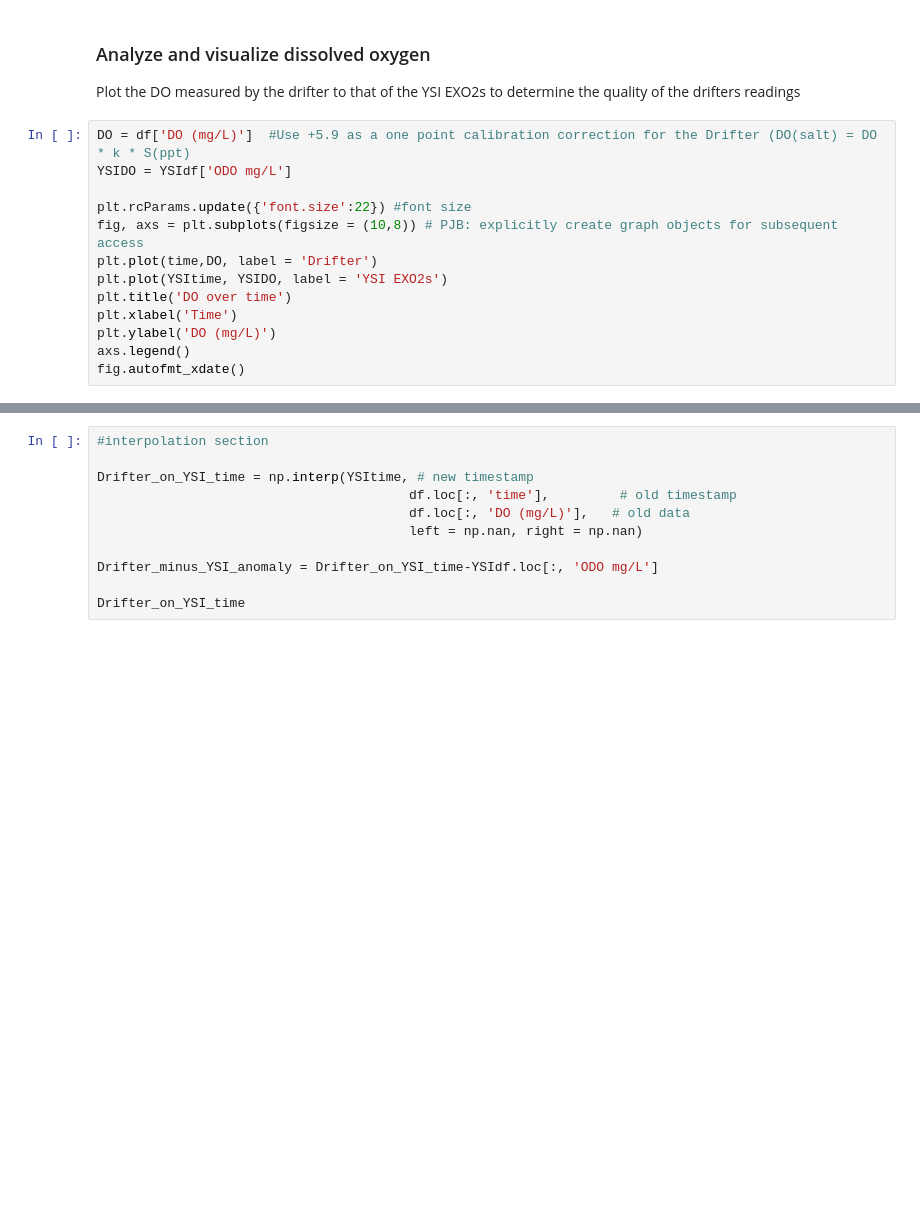
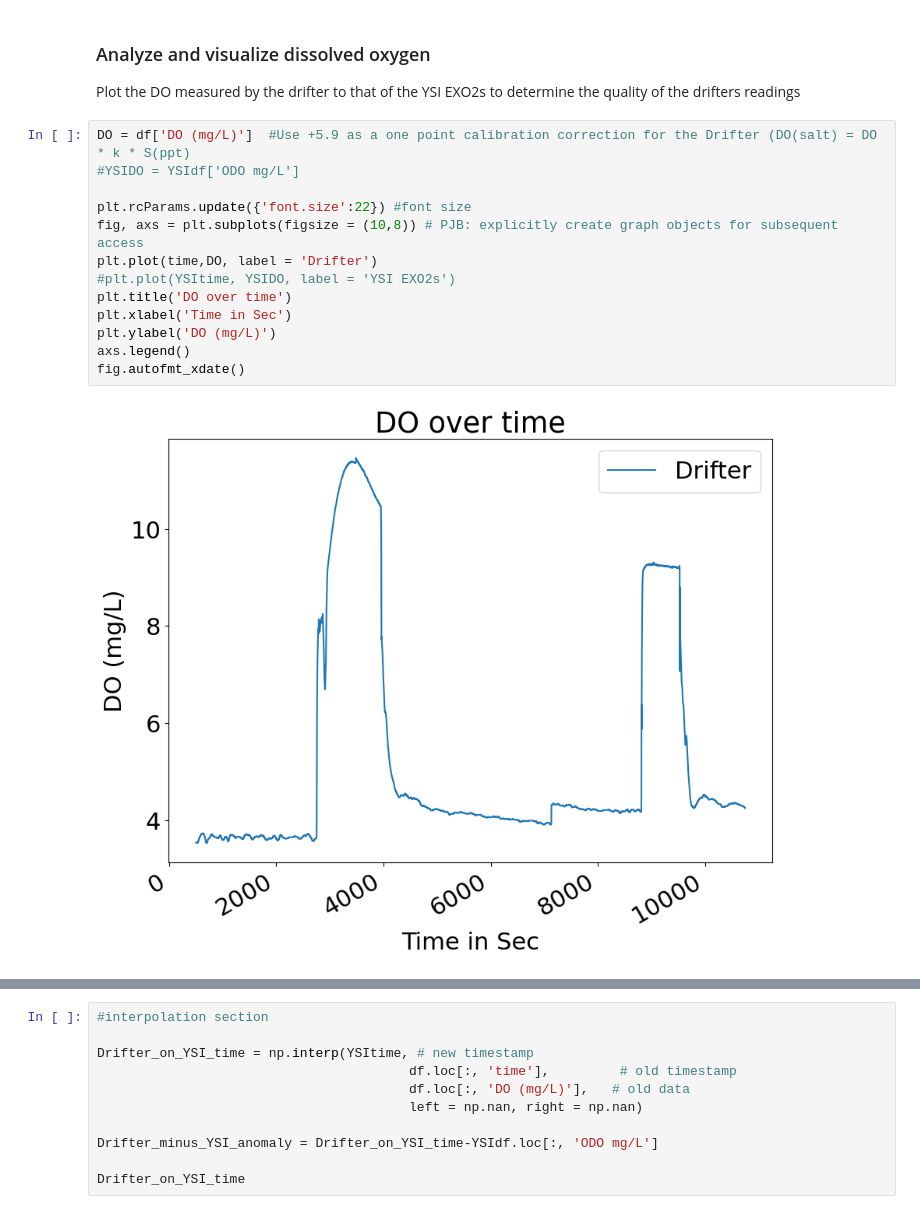
Before and after one commit to COAST-Lab/Biogeochemical-Drifter, a Jupyter notebook: Data_Analysis/Data_Analysis.ipynb, the cells around one changed output, grey strips where cells are left out. Saved outputs shown, nothing was run; the diff lists cells and outputs as text; blank space fills up the shorter version.

```diff
--- a/Data_Analysis/Data_Analysis.ipynb
+++ b/Data_Analysis/Data_Analysis.ipynb
@@ -205,16 +225,18 @@ fig.autofmt_xdate()
 Plot the DO measured by the drifter to that of the YSI EXO2s to determine the quality of the drifters readings
 # %%
 DO = df['DO (mg/L)']  #Use +5.9 as a one point calibration correction for the Drifter (DO(salt) = DO * k * S(ppt)
-YSIDO = YSIdf['ODO mg/L']
+#YSIDO = YSIdf['ODO mg/L']
 
 plt.rcParams.update({'font.size':22}) #font size
 fig, axs = plt.subplots(figsize = (10,8)) # PJB: explicitly create graph objects for subsequent access
 plt.plot(time,DO, label = 'Drifter')
-plt.plot(YSItime, YSIDO, label = 'YSI EXO2s')
+#plt.plot(YSItime, YSIDO, label = 'YSI EXO2s')
 plt.title('DO over time')
-plt.xlabel('Time')
+plt.xlabel('Time in Sec')
 plt.ylabel('DO (mg/L)')
 axs.legend()
 fig.autofmt_xdate()
+# %% [output]
+[figure, added]
 # %%
 temp = df['Temperature (C)'] -3.6 #correct the temperature probe as much as possible
```
Also changed, not shown: parts of 9 cells of this notebook, 1 other file.
